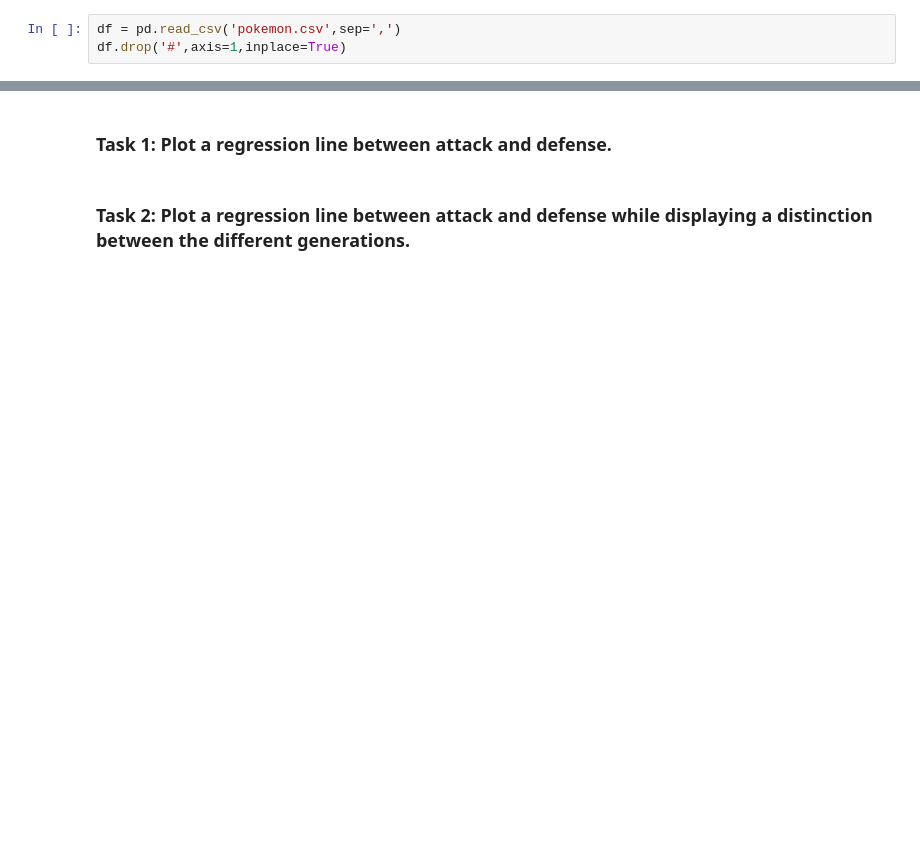
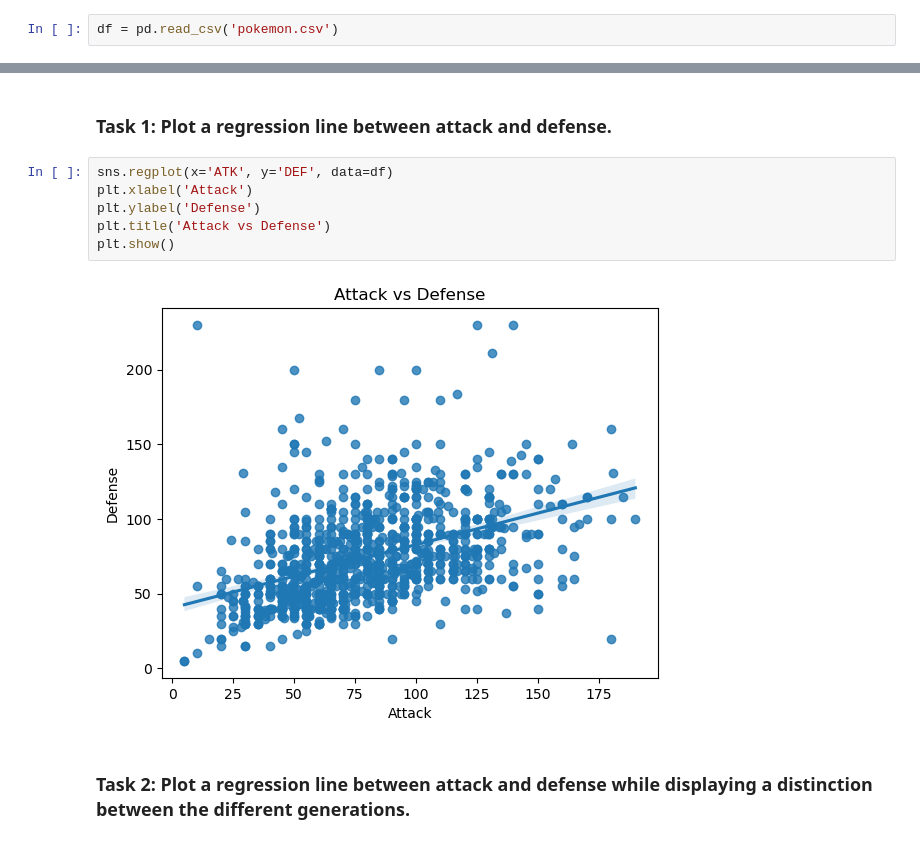
Before and after one commit to rdebullain/dataviz_exercises, a Jupyter notebook: seaborn_exercise.ipynb, the cells around one changed output, grey strips where cells are left out. Saved outputs shown, nothing was run; the diff lists cells and outputs as text; blank space fills up the shorter version.

```diff
--- a/seaborn_exercise.ipynb
+++ b/seaborn_exercise.ipynb
@@ -10,5 +13,4 @@ import seaborn as sns
 # import matplotlib
 import matplotlib.pyplot as plt
 # %%
-df = pd.read_csv('pokemon.csv',sep=',')
-df.drop('#',axis=1,inplace=True)
+df = pd.read_csv('pokemon.csv')
@@ -19,4 +35,12 @@ df.head()
 # %% [markdown]
 ### Task 1: Plot a regression line between attack and defense.
+# %%
+sns.regplot(x='ATK', y='DEF', data=df)
+plt.xlabel('Attack')
+plt.ylabel('Defense')
+plt.title('Attack vs Defense')
+plt.show()
+# %% [output]
+[figure, added]
 # %% [markdown]
 ### Task 2: Plot a regression line between attack and defense while displaying a distinction between the different generations.
```
Also changed, not shown: parts of 7 cells of this notebook, 1 other file.
